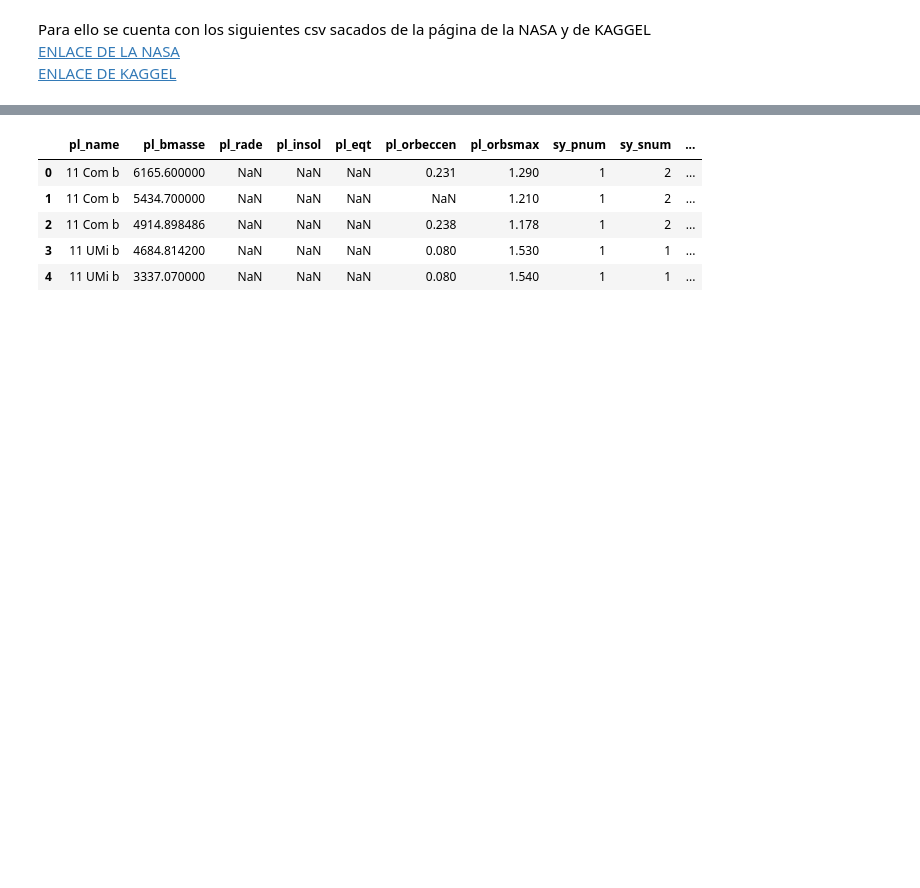
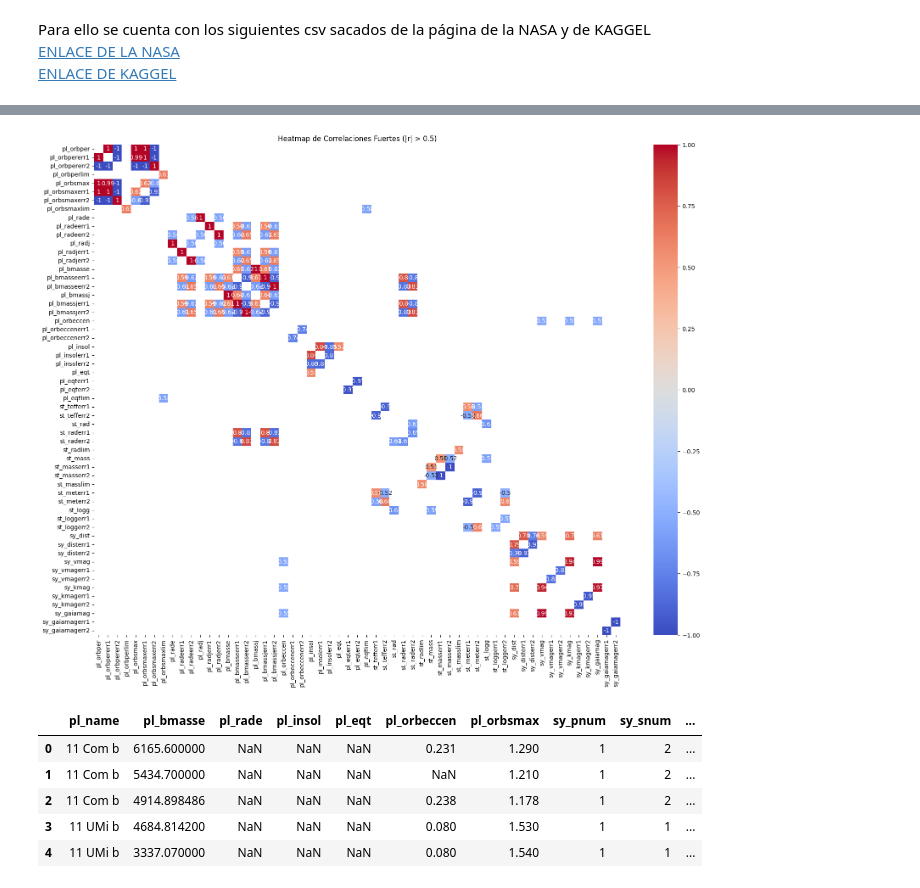
Before and after one commit to ana-macias/EDA-Astronomia, a Jupyter notebook: Notebooks/EDA.ipynb, the cells around one changed output, grey strips where cells are left out. Drawn from its saved outputs; the diff is of its cells as text; code cells hidden in the pictures; blank space fills up the shorter version.

```diff
--- a/Notebooks/EDA.ipynb
+++ b/Notebooks/EDA.ipynb
@@ -97 +156,14 @@ memory usage: 27.0+ MB
+# %%
+# Mostrar solo correlaciones con valor absoluto > 0.5
+filtered_corr = correlation_matrix[(correlation_matrix.abs() > 0.5) & (correlation_matrix != 1.0)]
+
+# Eliminar filas/columnas completamente nulas
+filtered_corr = filtered_corr.dropna(how='all').dropna(how='all', axis=1)
+
+plt.figure(figsize=(20, 15))
+sns.heatmap(filtered_corr, annot=True, cmap='coolwarm', vmin=-1, vmax=1)
+plt.xticks(rotation=90)
+plt.title("Heatmap de Correlaciones Fuertes (|r| > 0.5)");
+# %% [output]
+[figure, added]
 # %%
```
Also changed, not shown: parts of 32 cells of this notebook, 4 other files.
